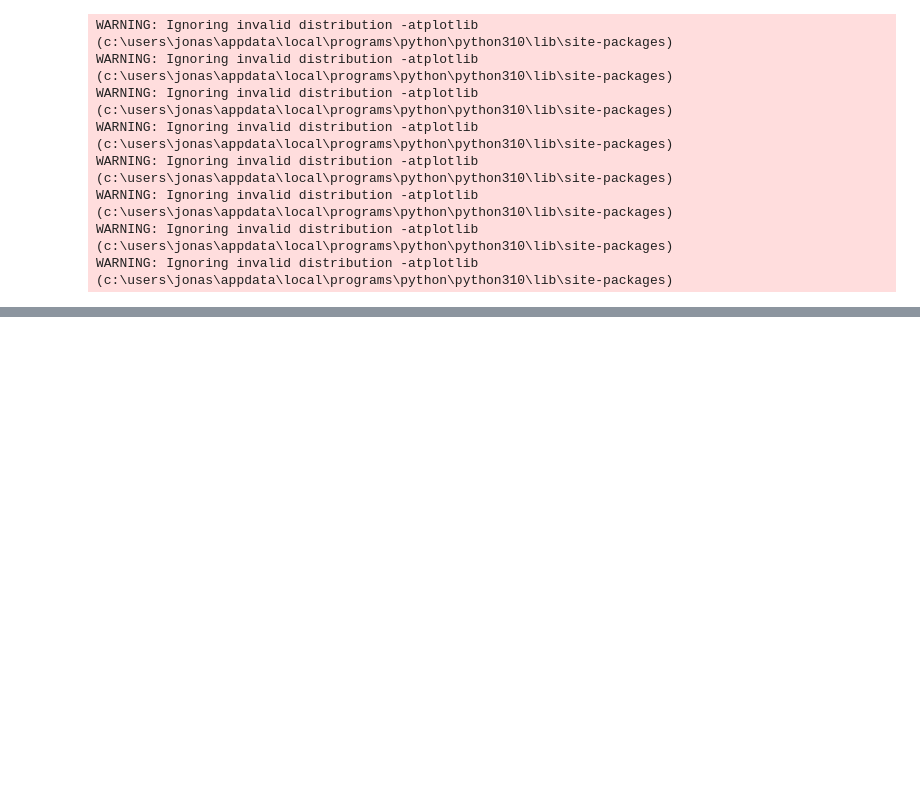
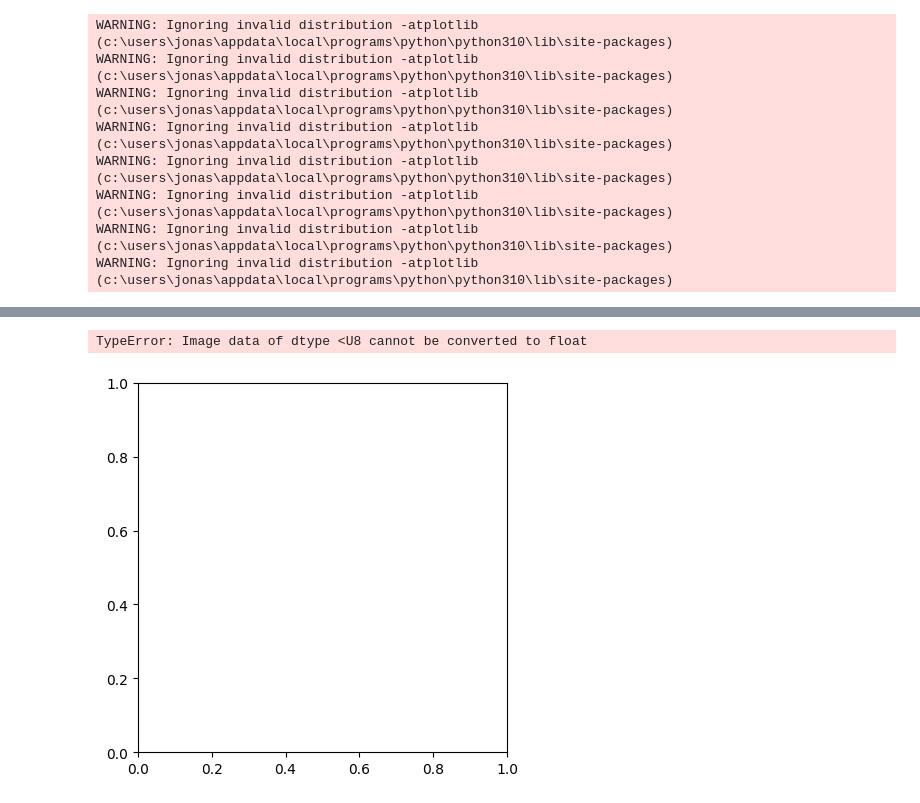
Before and after one commit to jonasroy/SVM_THESIS_PROJECT, a Jupyter notebook: Model/Model_Desicion_Tree.ipynb, the cells around one changed output, grey strips where cells are left out. Saved outputs shown, nothing was run; the diff lists cells and outputs as text; code cells hidden in the pictures; blank space fills up the shorter version.

```diff
--- a/Model/Model_Desicion_Tree.ipynb
+++ b/Model/Model_Desicion_Tree.ipynb
@@ -186 +236,21 @@ print(svma.classes_)
+# %%
+def confusionMatrix(data, labels):
+    Xout = stack_models.predict(X)
+
+    plt.imshow(Xout.reshape((200,200)))
+
+    cm = confusion_matrix(labels, data)
+
+    plt.imshow(cm, vmax=1, vmin=0)
+    plt.ylabel('True')
+    plt.xlabel('prediction')
+    plt.colorbar()
+
+X_out = stack_models.predict(X)
+X_out.reshape((200,200))
+
+confusionMatrix(X_out, nLabels.flatten())
+# %% [output]
+TypeError: Image data of dtype <U8 cannot be converted to float
+[figure, added]
 # %%
```
Also changed, not shown: parts of 24 cells of this notebook, 3 other files.
